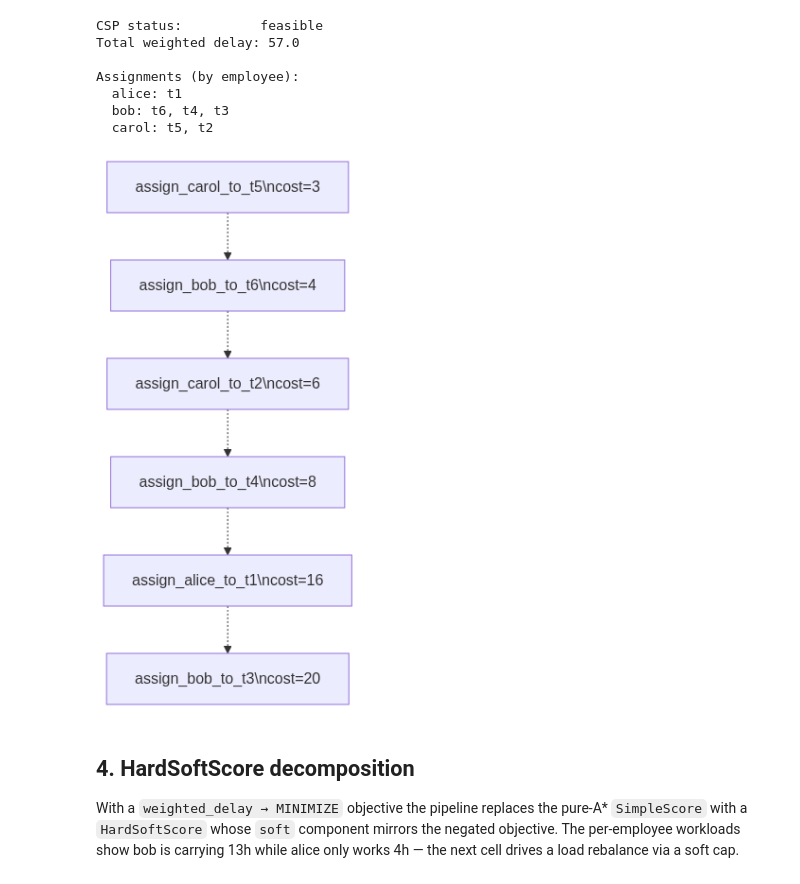
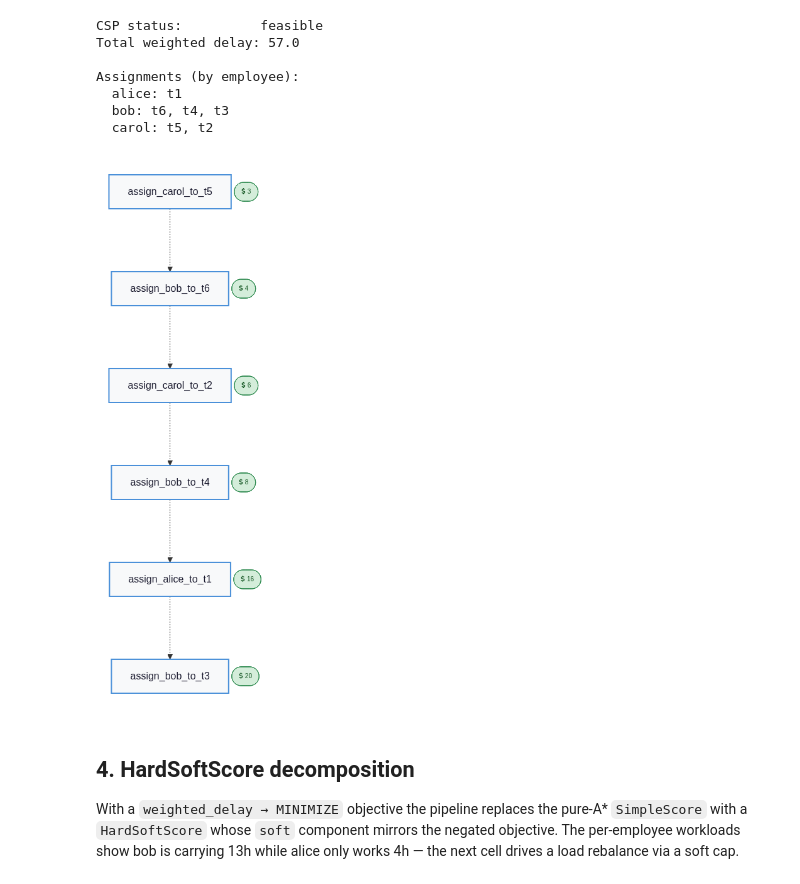
Before and after one commit to LangGOAP/LangGOAP, a Jupyter notebook: examples/tutorials/task_assigning.ipynb, the cells around one changed output. Cells and saved outputs as stored; diff of their text form; code cells hidden in the pictures.

```diff
--- a/examples/tutorials/task_assigning.ipynb
+++ b/examples/tutorials/task_assigning.ipynb
@@ -193,12 +193,9 @@ Assignments (by employee):
   bob: t6, t4, t3
   carol: t5, t2
 # %%
-from langchain_core.runnables.graph_mermaid import draw_mermaid_png as _draw_png
-from langgoap.viz.mermaid import render_mermaid
-
-display(Image(_draw_png(render_mermaid(plan_obj))))
+display(Image(plan_obj.draw_mermaid_png()))
 # %% [output]
-[figure, old version]
+[figure, new version]
 # %% [markdown]
 ## 4. HardSoftScore decomposition
 
```
Also changed, not shown: 24 other files.
